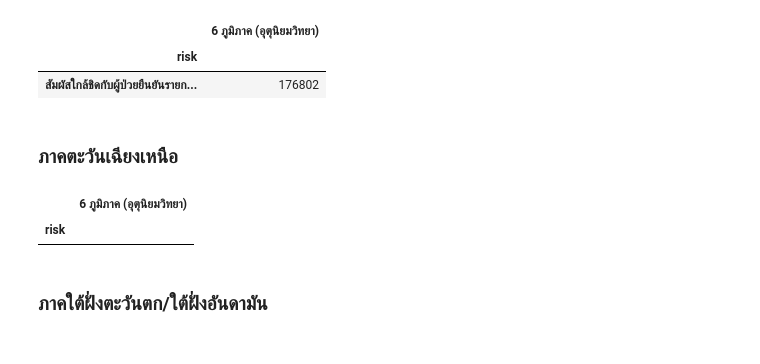
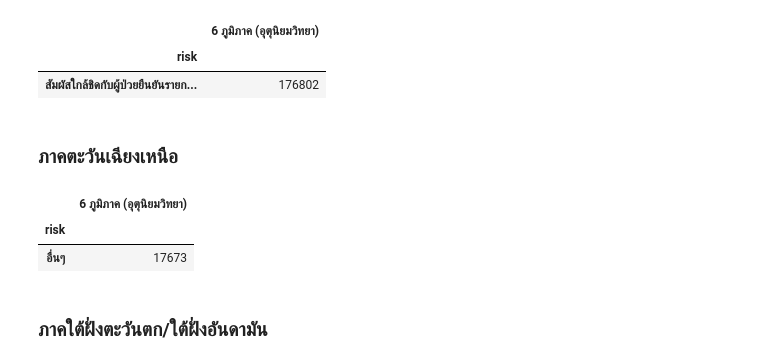
Before and after one commit to chanikansuksen/data_viz_2022, a Jupyter notebook: BasicPython&DataViz_midterm2022.ipynb, the cells around one changed output. Cells and saved outputs as stored; diff of their text form; code cells hidden in the pictures.

```diff
--- a/BasicPython&DataViz_midterm2022.ipynb
+++ b/BasicPython&DataViz_midterm2022.ipynb
@@ -708,11 +719,12 @@ risk_ct3
 # %% [markdown]
 ### ภาคตะวันเฉียงเหนือ
 # %%
-risk_ne3 = risk3[risk3['6 ภูมิภาค (อุตุนิยมวิทยา)']=='ตะวันเฉียงเหนือ'].groupby('risk').count().sort_values('6 ภูมิภาค (อุตุนิยมวิทยา)',ascending=False).head(1)
-risk_ne3
+risk_ne3 = risk3[risk3['6 ภูมิภาค (อุตุนิยมวิทยา)']=='ตะวันออกเฉียงเหนือ'].groupby('risk').count().sort_values('6 ภูมิภาค (อุตุนิยมวิทยา)',ascending=False).head(1)
+risk_ne3  #จากการแบ่งตามอุตุนิยมวิทยา พบว่าภาคตะวันออกเฉียงเหนือมี Cluster การติด (risk) ที่ซ้ำกันมากที่สุด คือ อื่นๆ จำนวน 17673 คน
 # %% [output]
 |  | 6 ภูมิภาค (อุตุนิยมวิทยา) |
 | risk |  |
+| อื่นๆ | 17673 |
 # %% [markdown]
 ### ภาคใต้ฝั่งตะวันตก/ใต้ฝั่งอันดามัน
 # %%
```
Also changed, not shown: parts of 96 cells of this notebook.
